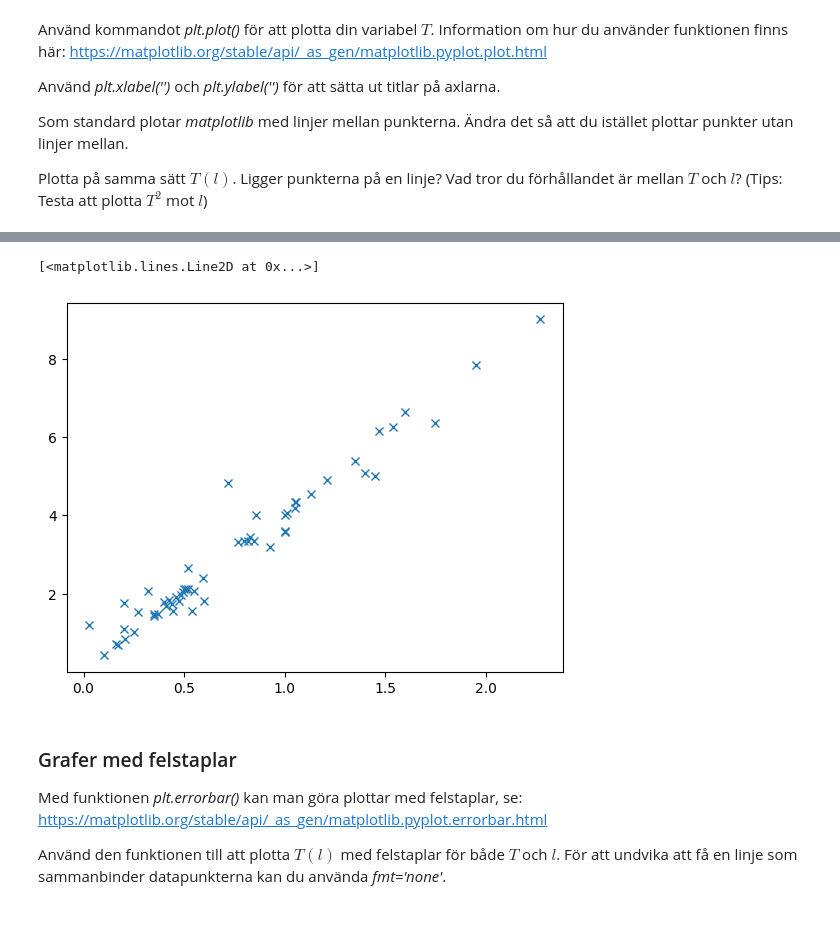
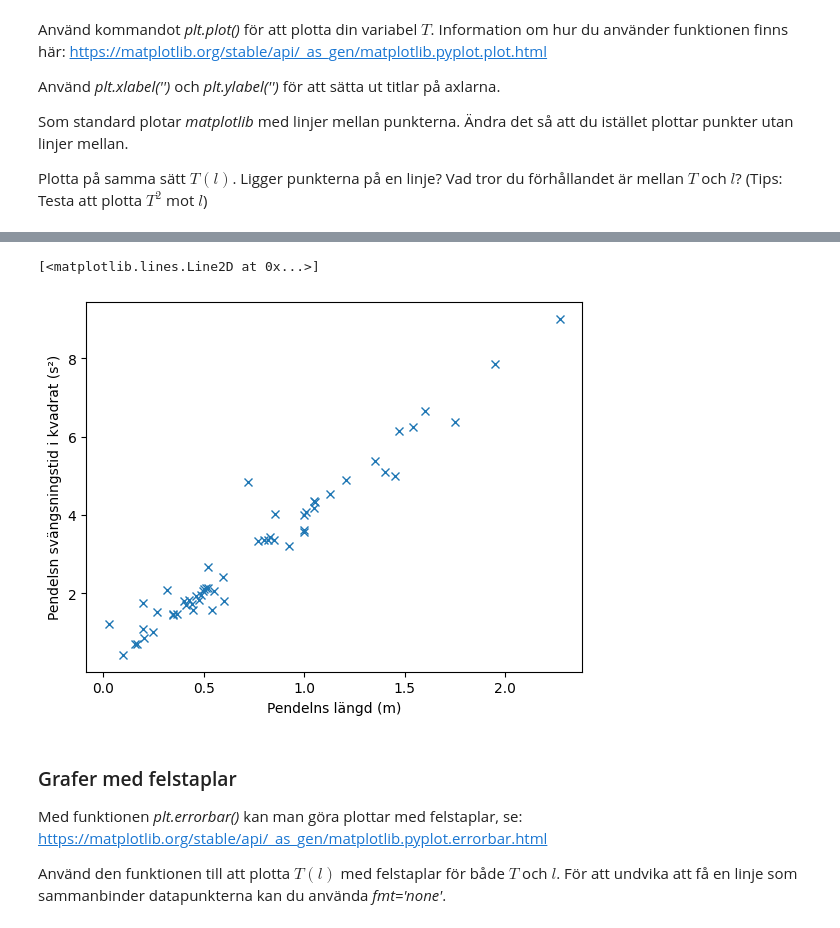
Before and after one commit to Hobbit0419/Uni_code, a Jupyter notebook: exp_met/Anton_Lindbro_HU2.ipynb, the cells around one changed output, grey strips where cells are left out. Cells and saved outputs as stored; diff of their text form; code cells hidden in the pictures.

```diff
--- a/exp_met/Anton_Lindbro_HU2.ipynb
+++ b/exp_met/Anton_Lindbro_HU2.ipynb
@@ -95,10 +99,11 @@ plt.plot(l, T, 'd')
 # %%
 # Testa gärna att plotta T^2(l) här
-
+plt.xlabel('Pendelns längd (m)')
+plt.ylabel('Pendelsn svängsningstid i kvadrat (s²)')
 plt.plot(l, T**2, 'x')
 # %% [output]
 [<matplotlib.lines.Line2D at 0x...>]
-[figure, old version]
+[figure, new version]
 # %% [markdown]
 ### Grafer med felstaplar
 Med funktionen *plt.errorbar()* kan man göra plottar med felstaplar, se:
```
Also changed, not shown: parts of 4 cells of this notebook, 2 other files.
